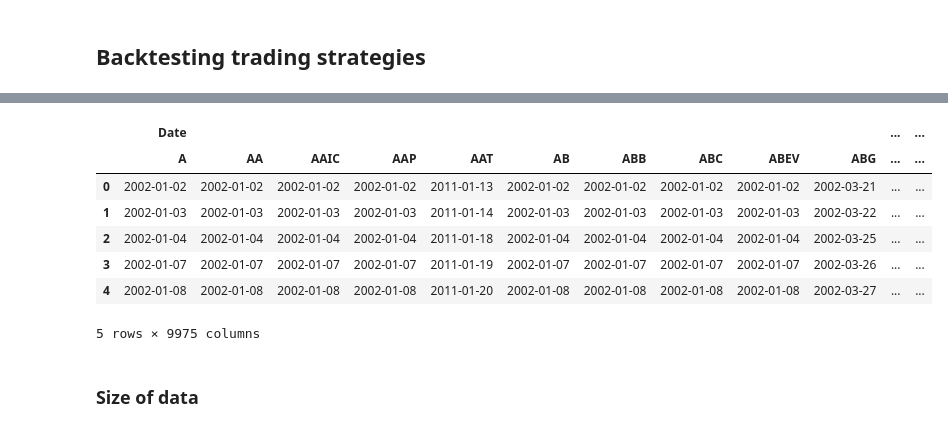
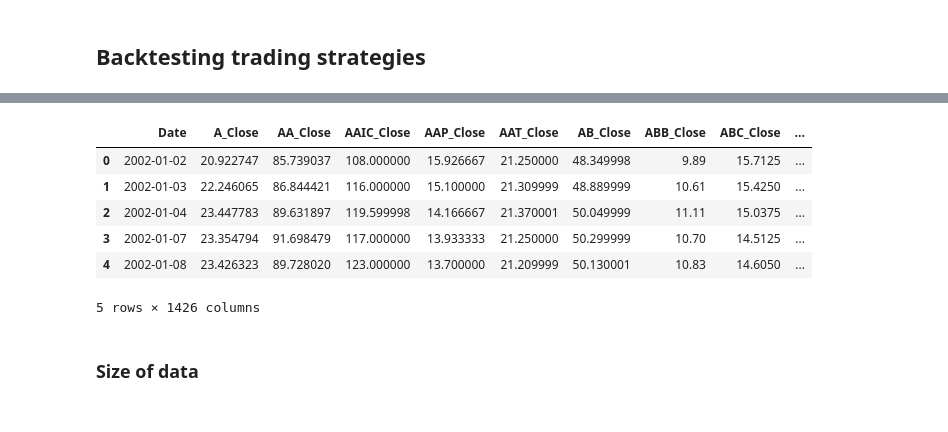
Before and after one commit to ryanlxz/backtesting, a Jupyter notebook: notebooks/test.ipynb, the cells around one changed output, grey strips where cells are left out. Drawn from its saved outputs; the diff is of its cells as text; code cells hidden in the pictures.

Commit message:
added load Close price data function

```diff
--- a/notebooks/test.ipynb
+++ b/notebooks/test.ipynb
@@ -15,18 +18,17 @@ import numpy as np
 # %%
-# load and preprocess data
+# load preprocessed data
 with initialize(version_base=None, config_path="../conf"):
     datapipeline_cfg = compose(config_name='datapipeline')
-stock_data = load_preprocessed_data(datapipeline_cfg)
+stock_data = load_close_data(datapipeline_cfg)
 stock_data.head()
 # %% [output]
-|  | Date |  |  |  |  |  |  |  |  |  | ... | ... |
-|  | A | AA | AAIC | AAP | AAT | AB | ABB | ABC | ABEV | ABG | ... | ... |
-| 0 | 2002-01-02 | 2002-01-02 | 2002-01-02 | 2002-01-02 | 2011-01-13 | 2002-01-02 | 2002-01-02 | 2002-01-02 | 2002-01-02 | 2002-03-21 | ... | ... |
-| 1 | 2002-01-03 | 2002-01-03 | 2002-01-03 | 2002-01-03 | 2011-01-14 | 2002-01-03 | 2002-01-03 | 2002-01-03 | 2002-01-03 | 2002-03-22 | ... | ... |
-| 2 | 2002-01-04 | 2002-01-04 | 2002-01-04 | 2002-01-04 | 2011-01-18 | 2002-01-04 | 2002-01-04 | 2002-01-04 | 2002-01-04 | 2002-03-25 | ... | ... |
-| 3 | 2002-01-07 | 2002-01-07 | 2002-01-07 | 2002-01-07 | 2011-01-19 | 2002-01-07 | 2002-01-07 | 2002-01-07 | 2002-01-07 | 2002-03-26 | ... | ... |
-| 4 | 2002-01-08 | 2002-01-08 | 2002-01-08 | 2002-01-08 | 2011-01-20 | 2002-01-08 | 2002-01-08 | 2002-01-08 | 2002-01-08 | 2002-03-27 | ... | ... |
+|  | Date | A_Close | AA_Close | AAIC_Close | AAP_Close | AAT_Close | AB_Close | ABB_Close | ABC_Close | ... |
+| 0 | 2002-01-02 | 20.922747 | 85.739037 | 108.000000 | 15.926667 | 21.250000 | 48.349998 | 9.89 | 15.7125 | ... |
+| 1 | 2002-01-03 | 22.246065 | 86.844421 | 116.000000 | 15.100000 | 21.309999 | 48.889999 | 10.61 | 15.4250 | ... |
+| 2 | 2002-01-04 | 23.447783 | 89.631897 | 119.599998 | 14.166667 | 21.370001 | 50.049999 | 11.11 | 15.0375 | ... |
+| 3 | 2002-01-07 | 23.354794 | 91.698479 | 117.000000 | 13.933333 | 21.250000 | 50.299999 | 10.70 | 14.5125 | ... |
+| 4 | 2002-01-08 | 23.426323 | 89.728020 | 123.000000 | 13.700000 | 21.209999 | 50.130001 | 10.83 | 14.6050 | ... |
-5 rows × 9975 columns
+5 rows × 1426 columns
 # %%
 df = stock_data.copy()
 # %% [markdown]
```
Also changed, not shown: parts of 7 cells of this notebook, 4 other files.
